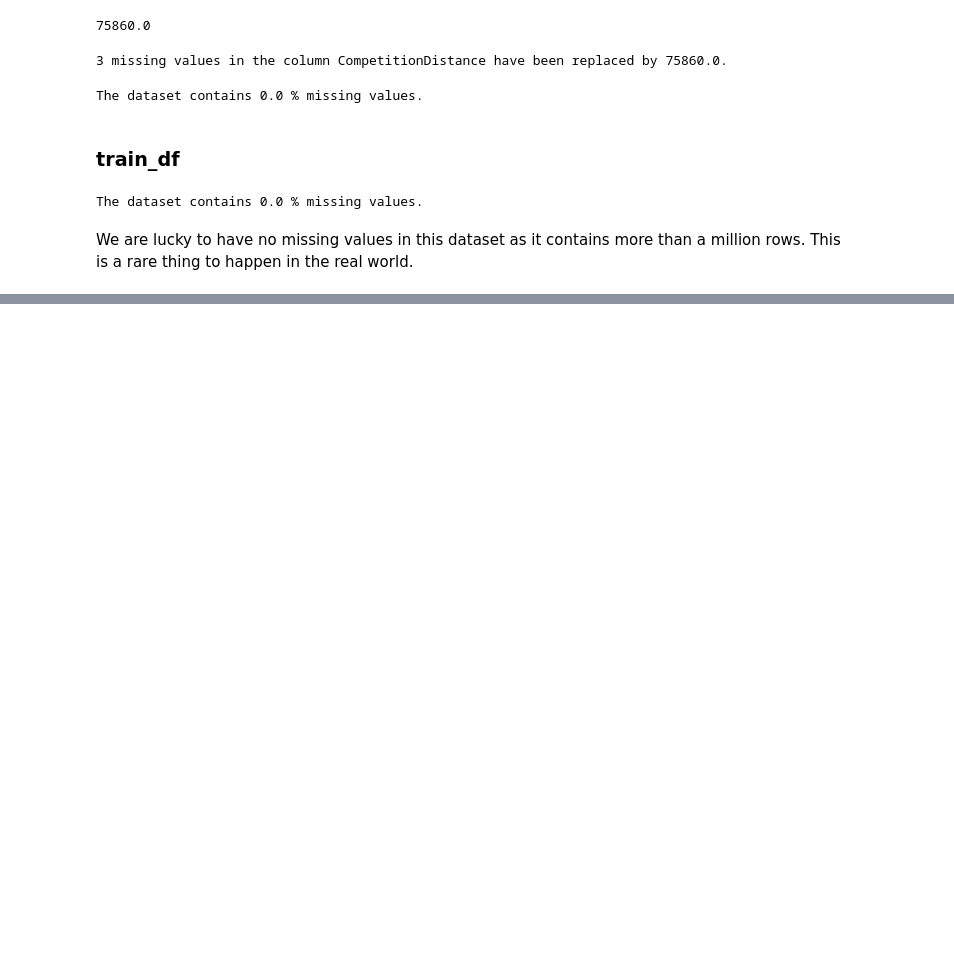
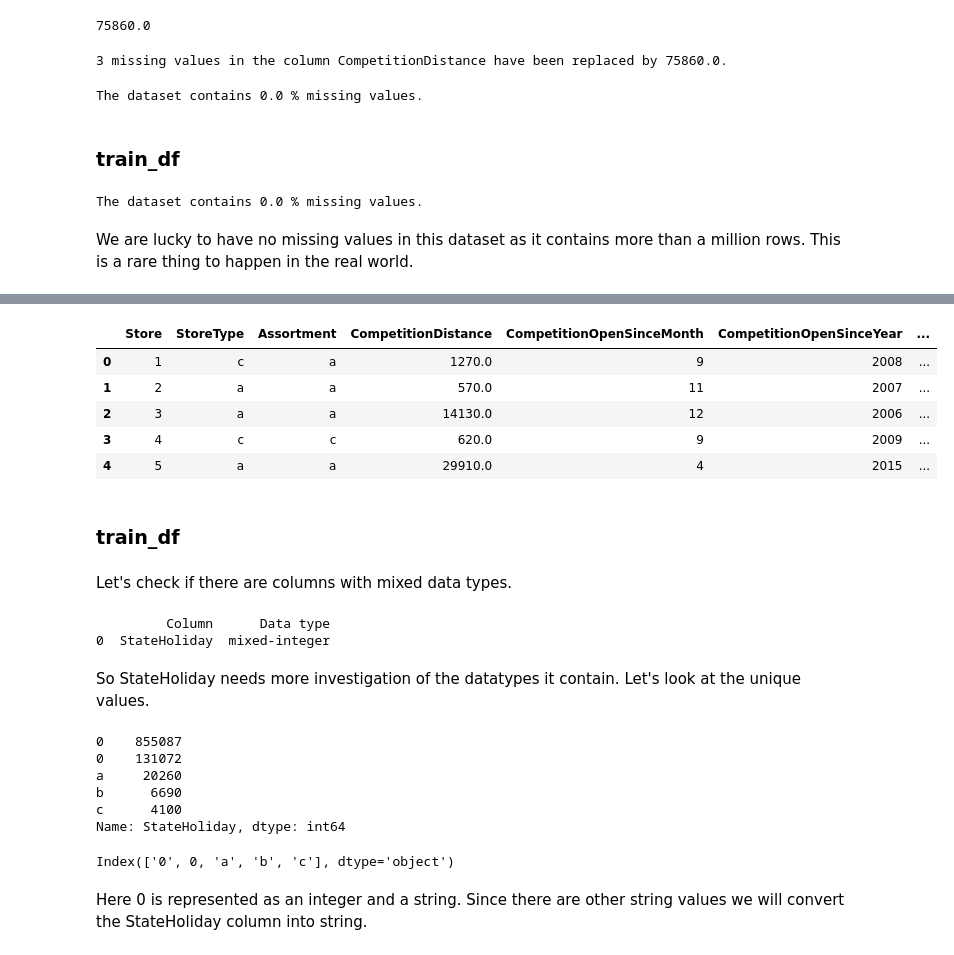
Before and after one commit to zelalemgetahun9374/Rossmann-Pharmaceuticals-Sales-Prediction, a Jupyter notebook: notebooks/EDA.ipynb, the cells around one changed output, grey strips where cells are left out. Saved outputs shown, nothing was run; the diff lists cells and outputs as text; code cells hidden in the pictures; blank space fills up the shorter version.

```diff
--- a/notebooks/EDA.ipynb
+++ b/notebooks/EDA.ipynb
@@ -397,0 +462,35 @@ We are lucky to have no missing values in this dataset as it contains more than
+# %%
+store_df.head()
+# %% [output]
+|  | Store | StoreType | Assortment | CompetitionDistance | CompetitionOpenSinceMonth | CompetitionOpenSinceYear | ... |
+| 0 | 1 | c | a | 1270.0 | 9 | 2008 | ... |
+| 1 | 2 | a | a | 570.0 | 11 | 2007 | ... |
+| 2 | 3 | a | a | 14130.0 | 12 | 2006 | ... |
+| 3 | 4 | c | c | 620.0 | 9 | 2009 | ... |
+| 4 | 5 | a | a | 29910.0 | 4 | 2015 | ... |
+# %% [markdown]
+### train_df
+# %% [markdown]
+Let's check if there are columns with mixed data types.
+# %%
+show_cols_mixed_dtypes(train_df)
+# %% [output]
+         Column      Data type
+0  StateHoliday  mixed-integer
+# %% [markdown]
+So StateHoliday needs more investigation of the datatypes it contain. Let's look at the unique values.
+# %%
+train_df['StateHoliday'].value_counts()
+# %% [output]
+0    855087
+0    131072
+a     20260
+b      6690
+c      4100
+Name: StateHoliday, dtype: int64
+# %%
+train_df['StateHoliday'].value_counts().index
+# %% [output]
+Index(['0', 0, 'a', 'b', 'c'], dtype='object')
+# %% [markdown]
+Here 0 is represented as an integer and a string. Since there are other string values we will convert the  StateHoliday column into string.
```
Also changed, not shown: parts of 18 cells of this notebook.
